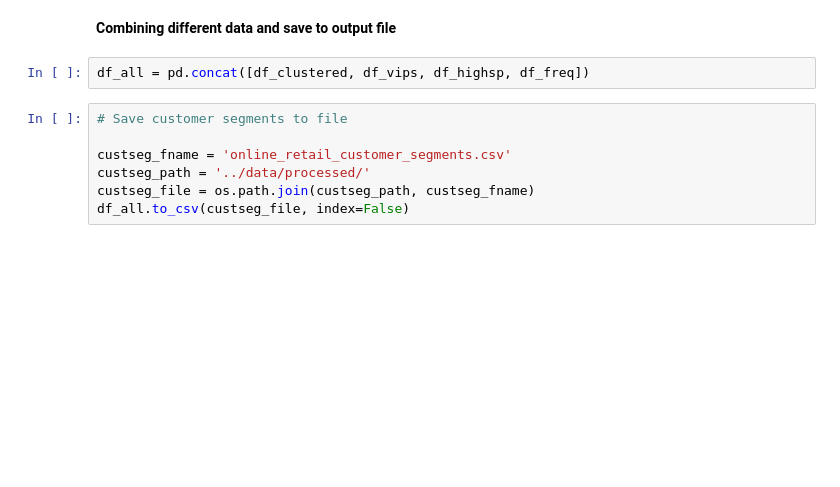
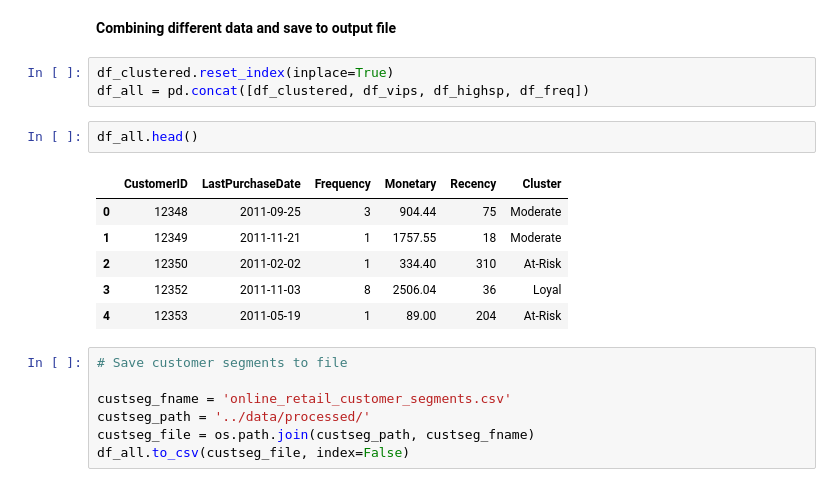
Before and after one commit to ds-edu/DataScienceCapstone_OnlineRetail, a Jupyter notebook: notebooks/Modeling.ipynb, the cells around one changed output. Saved outputs shown, nothing was run; the diff lists cells and outputs as text; blank space fills up the shorter version.

```diff
--- a/notebooks/Modeling.ipynb
+++ b/notebooks/Modeling.ipynb
@@ -765,7 +804,17 @@ df_clustered.shape, df_highsp.shape, df_freq.shape, df_vips.shape
 # %% [markdown]
 **Combining different data and save to output file**
 # %%
+df_clustered.reset_index(inplace=True)
 df_all = pd.concat([df_clustered, df_vips, df_highsp, df_freq])
+# %%
+df_all.head()
+# %% [output]
+|  | CustomerID | LastPurchaseDate | Frequency | Monetary | Recency | Cluster |
+| 0 | 12348 | 2011-09-25 | 3 | 904.44 | 75 | Moderate |
+| 1 | 12349 | 2011-11-21 | 1 | 1757.55 | 18 | Moderate |
+| 2 | 12350 | 2011-02-02 | 1 | 334.40 | 310 | At-Risk |
+| 3 | 12352 | 2011-11-03 | 8 | 2506.04 | 36 | Loyal |
+| 4 | 12353 | 2011-05-19 | 1 | 89.00 | 204 | At-Risk |
 # %%
 # Save customer segments to file
 
```
Also changed, not shown: parts of 16 cells of this notebook, 3 other files.
